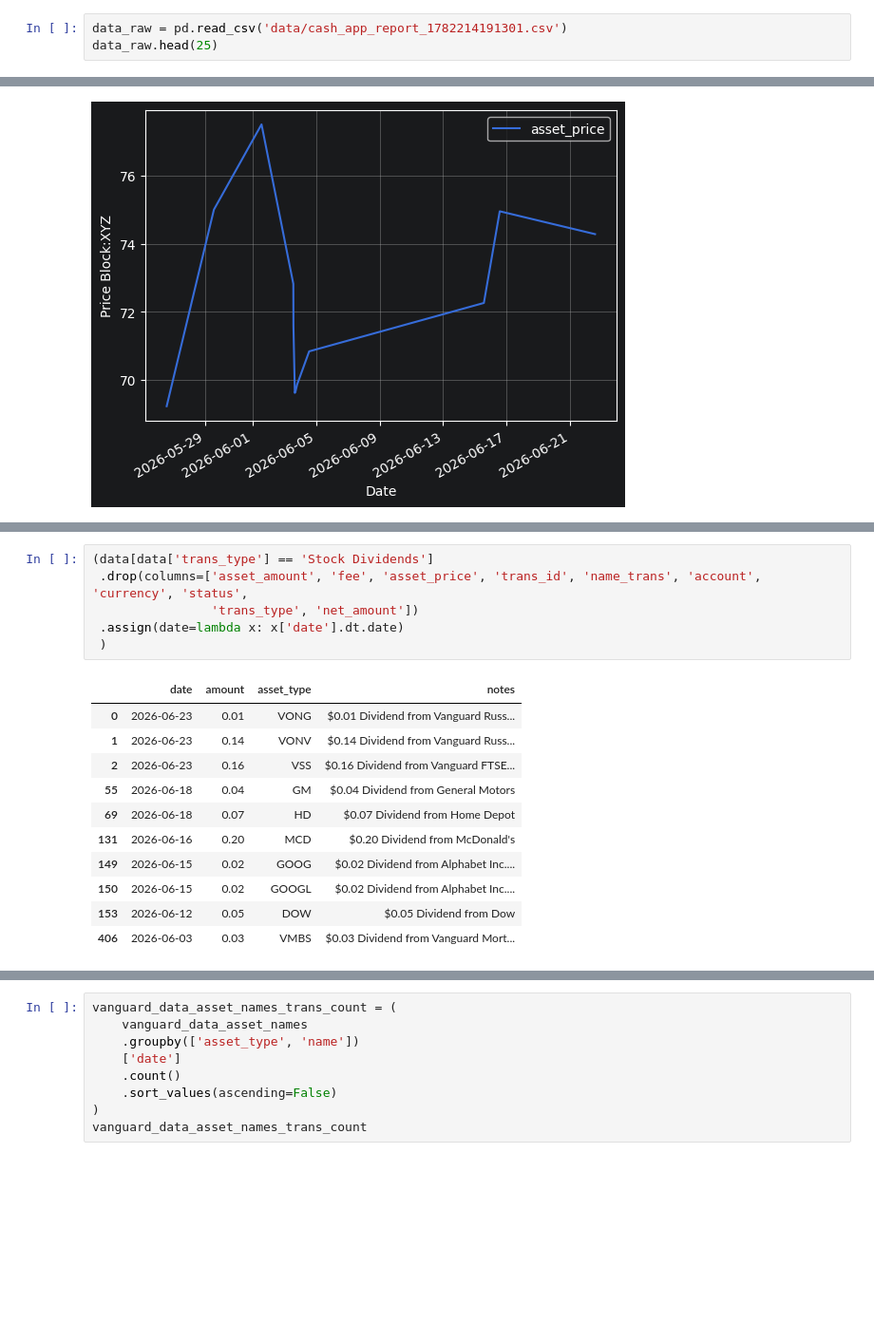
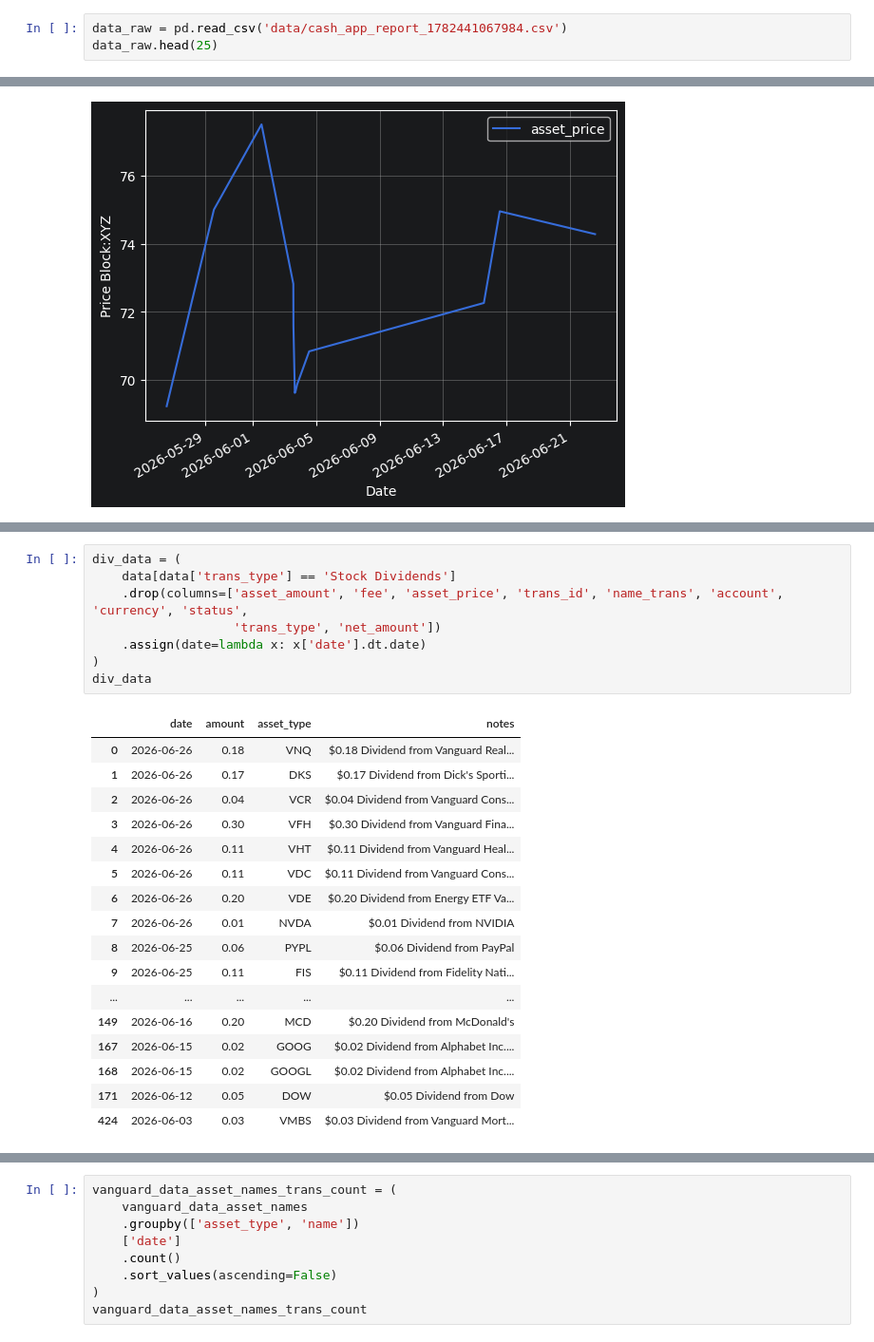
Before and after one commit to matthagy/cashapp_analysis, a Jupyter notebook: scratch0.ipynb, the cells around one changed output, grey strips where cells are left out. Shown at 95% size. Saved outputs shown, nothing was run; the diff lists cells and outputs as text; blank space fills up the shorter version.

```diff
--- a/scratch0.ipynb
+++ b/scratch0.ipynb
@@ -11,7 +11,7 @@ import matplotlib.dates as mdates
 import pandas as pd
 import seaborn as sns
 # %%
-data_raw = pd.read_csv('data/cash_app_report_1782214191301.csv')
+data_raw = pd.read_csv('data/cash_app_report_1782441067984.csv')
 data_raw.head(25)
 # %% [output]
 |  | Date | Transaction ID | Transaction Type | Currency | Amount | Fee | Net Amount | Asset Type | ... |
@@ -622,18 +622,26 @@ plt.grid()
 # %%
-(data[data['trans_type'] == 'Stock Dividends']
- .drop(columns=['asset_amount', 'fee', 'asset_price', 'trans_id', 'name_trans', 'account', 'currency', 'status',
-                'trans_type', 'net_amount'])
- .assign(date=lambda x: x['date'].dt.date)
- )
+div_data = (
+    data[data['trans_type'] == 'Stock Dividends']
+    .drop(columns=['asset_amount', 'fee', 'asset_price', 'trans_id', 'name_trans', 'account', 'currency', 'status',
+                   'trans_type', 'net_amount'])
+    .assign(date=lambda x: x['date'].dt.date)
+)
+div_data
 # %% [output]
 |  | date | amount | asset_type | notes |
-| 0 | 2026-06-23 | 0.01 | VONG | $0.01 Dividend from Vanguard Russ... |
-| 1 | 2026-06-23 | 0.14 | VONV | $0.14 Dividend from Vanguard Russ... |
-| 2 | 2026-06-23 | 0.16 | VSS | $0.16 Dividend from Vanguard FTSE... |
-| 55 | 2026-06-18 | 0.04 | GM | $0.04 Dividend from General Motors |
-| 69 | 2026-06-18 | 0.07 | HD | $0.07 Dividend from Home Depot |
-| 131 | 2026-06-16 | 0.20 | MCD | $0.20 Dividend from McDonald's |
-| 149 | 2026-06-15 | 0.02 | GOOG | $0.02 Dividend from Alphabet Inc.... |
-| 150 | 2026-06-15 | 0.02 | GOOGL | $0.02 Dividend from Alphabet Inc.... |
-| 153 | 2026-06-12 | 0.05 | DOW | $0.05 Dividend from Dow |
-| 406 | 2026-06-03 | 0.03 | VMBS | $0.03 Dividend from Vanguard Mort... |
+| 0 | 2026-06-26 | 0.18 | VNQ | $0.18 Dividend from Vanguard Real... |
+| 1 | 2026-06-26 | 0.17 | DKS | $0.17 Dividend from Dick's Sporti... |
+| 2 | 2026-06-26 | 0.04 | VCR | $0.04 Dividend from Vanguard Cons... |
+| 3 | 2026-06-26 | 0.30 | VFH | $0.30 Dividend from Vanguard Fina... |
+| 4 | 2026-06-26 | 0.11 | VHT | $0.11 Dividend from Vanguard Heal... |
+| 5 | 2026-06-26 | 0.11 | VDC | $0.11 Dividend from Vanguard Cons... |
+| 6 | 2026-06-26 | 0.20 | VDE | $0.20 Dividend from Energy ETF Va... |
+| 7 | 2026-06-26 | 0.01 | NVDA | $0.01 Dividend from NVIDIA |
+| 8 | 2026-06-25 | 0.06 | PYPL | $0.06 Dividend from PayPal |
+| 9 | 2026-06-25 | 0.11 | FIS | $0.11 Dividend from Fidelity Nati... |
+| ... | ... | ... | ... | ... |
+| 149 | 2026-06-16 | 0.20 | MCD | $0.20 Dividend from McDonald's |
+| 167 | 2026-06-15 | 0.02 | GOOG | $0.02 Dividend from Alphabet Inc.... |
+| 168 | 2026-06-15 | 0.02 | GOOGL | $0.02 Dividend from Alphabet Inc.... |
+| 171 | 2026-06-12 | 0.05 | DOW | $0.05 Dividend from Dow |
+| 424 | 2026-06-03 | 0.03 | VMBS | $0.03 Dividend from Vanguard Mort... |
```
Also changed, not shown: parts of 44 cells of this notebook, 1 other file.
